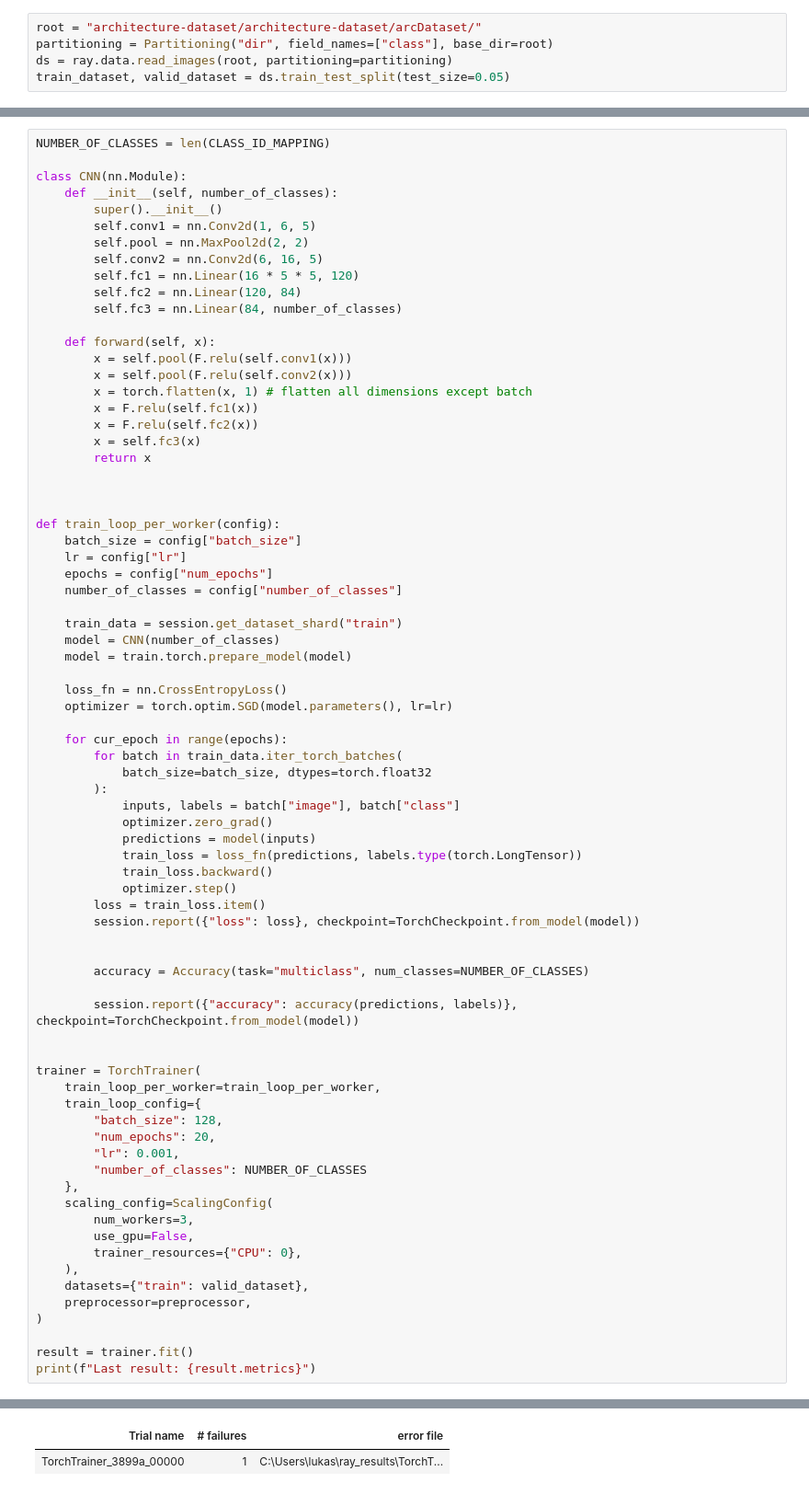
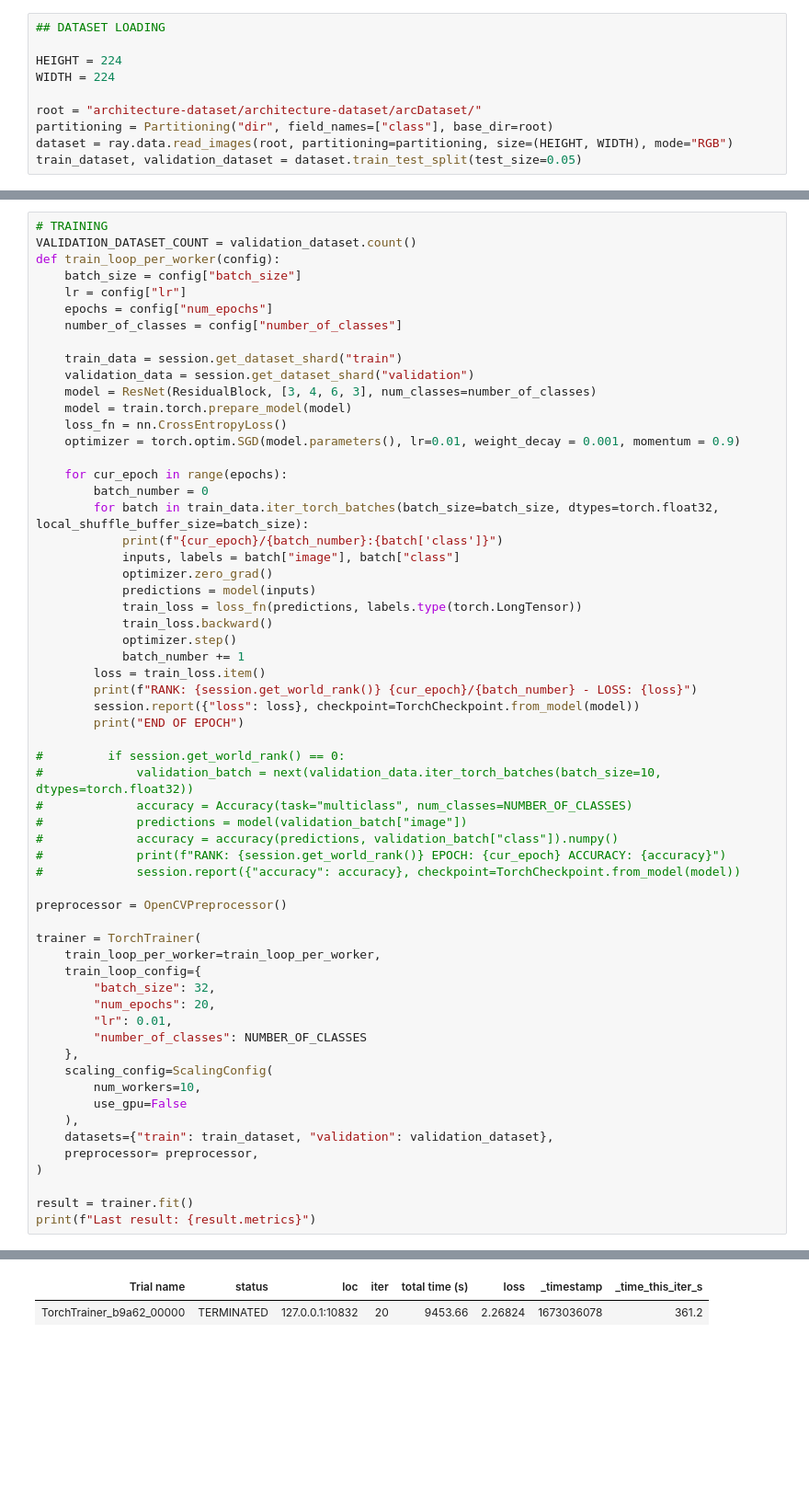
Before and after one commit to skupien/adzd-project, a Jupyter notebook: poc_pytorch.ipynb, the cells around one changed output, grey strips where cells are left out. Shown at 92% size. Drawn from its saved outputs; the diff is of its cells as text; blank space fills up the shorter version.

Commit message:
Add plots and results. Implement ResNet32

```diff
--- a/poc_pytorch.ipynb
+++ b/poc_pytorch.ipynb
@@ -41,6 +63,11 @@ od.download(
 # %%
+## DATASET LOADING
+
+HEIGHT = 224
+WIDTH = 224
+
 root = "architecture-dataset/architecture-dataset/arcDataset/"
 partitioning = Partitioning("dir", field_names=["class"], base_dir=root)
-ds = ray.data.read_images(root, partitioning=partitioning)
-train_dataset, valid_dataset = ds.train_test_split(test_size=0.05)
+dataset = ray.data.read_images(root, partitioning=partitioning, size=(HEIGHT, WIDTH), mode="RGB")
+train_dataset, validation_dataset = dataset.train_test_split(test_size=0.05)
 # %% [output]
@@ -87,27 +218,6 @@ array([0, 0, 0, 0, 0, 0, 0, 0, 0, 0, 0, 0, 0, 0, 0, 0, 0, 0, 0, 0, 0, 0,
 # %%
-NUMBER_OF_CLASSES = len(CLASS_ID_MAPPING)
-
-class CNN(nn.Module):
-    def __init__(self, number_of_classes):
-        super().__init__()
-        self.conv1 = nn.Conv2d(1, 6, 5)
-        self.pool = nn.MaxPool2d(2, 2)
-        self.conv2 = nn.Conv2d(6, 16, 5)
-        self.fc1 = nn.Linear(16 * 5 * 5, 120)
-        self.fc2 = nn.Linear(120, 84)
-        self.fc3 = nn.Linear(84, number_of_classes)
-
-    def forward(self, x):
-        x = self.pool(F.relu(self.conv1(x)))
-        x = self.pool(F.relu(self.conv2(x)))
-        x = torch.flatten(x, 1) # flatten all dimensions except batch
-        x = F.relu(self.fc1(x))
-        x = F.relu(self.fc2(x))
-        x = self.fc3(x)
-        return x
-
-
-
+# TRAINING
+VALIDATION_DATASET_COUNT = validation_dataset.count()
 def train_loop_per_worker(config):
     batch_size = config["batch_size"]
     lr = config["lr"]
@@ -115,46 +225,52 @@ def train_loop_per_worker(config):
     number_of_classes = config["number_of_classes"]
 
     train_data = session.get_dataset_shard("train")
-    model = CNN(number_of_classes)
+    validation_data = session.get_dataset_shard("validation")
+    model = ResNet(ResidualBlock, [3, 4, 6, 3], num_classes=number_of_classes)
     model = train.torch.prepare_model(model)
-
     loss_fn = nn.CrossEntropyLoss()
-    optimizer = torch.optim.SGD(model.parameters(), lr=lr)
+    optimizer = torch.optim.SGD(model.parameters(), lr=0.01, weight_decay = 0.001, momentum = 0.9)
 
     for cur_epoch in range(epochs):
-        for batch in train_data.iter_torch_batches(
-            batch_size=batch_size, dtypes=torch.float32
-        ):
+        batch_number = 0
+        for batch in train_data.iter_torch_batches(batch_size=batch_size, dtypes=torch.float32, local_shuffle_buffer_size=batch_size):
+            print(f"{cur_epoch}/{batch_number}:{batch['class']}")
             inputs, labels = batch["image"], batch["class"]
             optimizer.zero_grad()
             predictions = model(inputs)
             train_loss = loss_fn(predictions, labels.type(torch.LongTensor))
             train_loss.backward()
             optimizer.step()
+            batch_number += 1
         loss = train_loss.item()
+        print(f"RANK: {session.get_world_rank()} {cur_epoch}/{batch_number} - LOSS: {loss}")
         session.report({"loss": loss}, checkpoint=TorchCheckpoint.from_model(model))
+        print("END OF EPOCH")
 
+#         if session.get_world_rank() == 0:
+#             validation_batch = next(validation_data.iter_torch_batches(batch_size=10, dtypes=torch.float32))
+#             accuracy = Accuracy(task="multiclass", num_classes=NUMBER_OF_CLASSES)
+#             predictions = model(validation_batch["image"])
+#             accuracy = accuracy(predictions, validation_batch["class"]).numpy()
+#             print(f"RANK: {session.get_world_rank()} EPOCH: {cur_epoch} ACCURACY: {accuracy}")
+#             session.report({"accuracy": accuracy}, checkpoint=TorchCheckpoint.from_model(model))
 
-        accuracy = Accuracy(task="multiclass", num_classes=NUMBER_OF_CLASSES)
-
-        session.report({"accuracy": accuracy(predictions, labels)}, checkpoint=TorchCheckpoint.from_model(model))
-
+preprocessor = OpenCVPreprocessor()
 
 trainer = TorchTrainer(
     train_loop_per_worker=train_loop_per_worker,
     train_loop_config={
-        "batch_size": 128,
+        "batch_size": 32,
         "num_epochs": 20,
-        "lr": 0.001,
+        "lr": 0.01,
         "number_of_classes": NUMBER_OF_CLASSES
     },
     scaling_config=ScalingConfig(
-        num_workers=3,
-        use_gpu=False,
-        trainer_resources={"CPU": 0},
+        num_workers=10,
+        use_gpu=False
     ),
-    datasets={"train": valid_dataset},
-    preprocessor=preprocessor,
+    datasets={"train": train_dataset, "validation": validation_dataset},
+    preprocessor= preprocessor,
 )
 
 result = trainer.fit()
@@ -174,2 +289,2 @@ Number of errored trials: 1
-| Trial name | # failures | error file |
-| TorchTrainer_3899a_00000 | 1 | C:\Users\lukas\ray_results\TorchT... |
+| Trial name | status | loc | iter | total time (s) | loss | _timestamp | _time_this_iter_s |
+| TorchTrainer_b9a62_00000 | TERMINATED | 127.0.0.1:10832 | 20 | 9453.66 | 2.26824 | 1673036078 | 361.2 |
```
Also changed, not shown: parts of 13 cells of this notebook, 17 other files.
